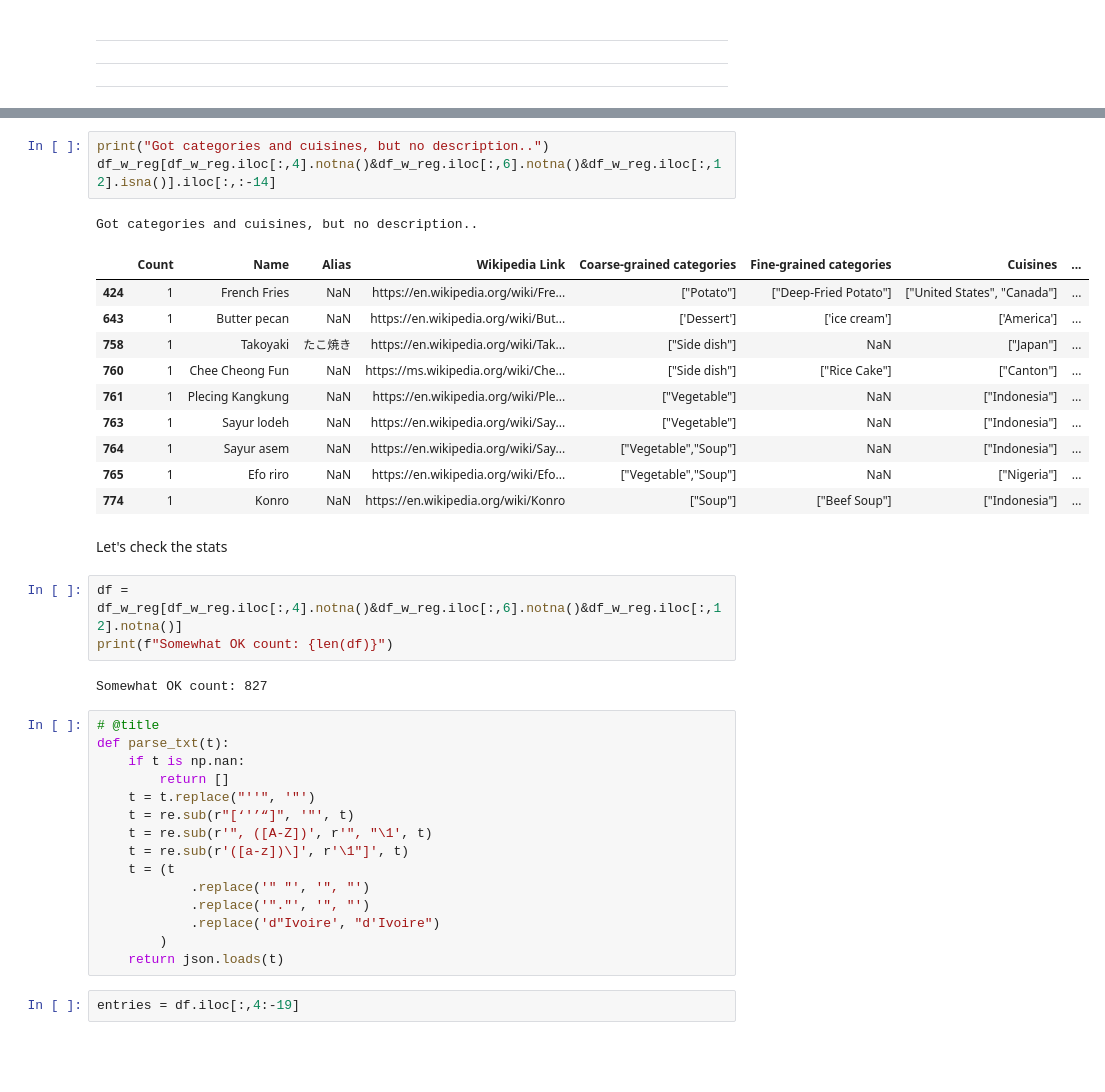
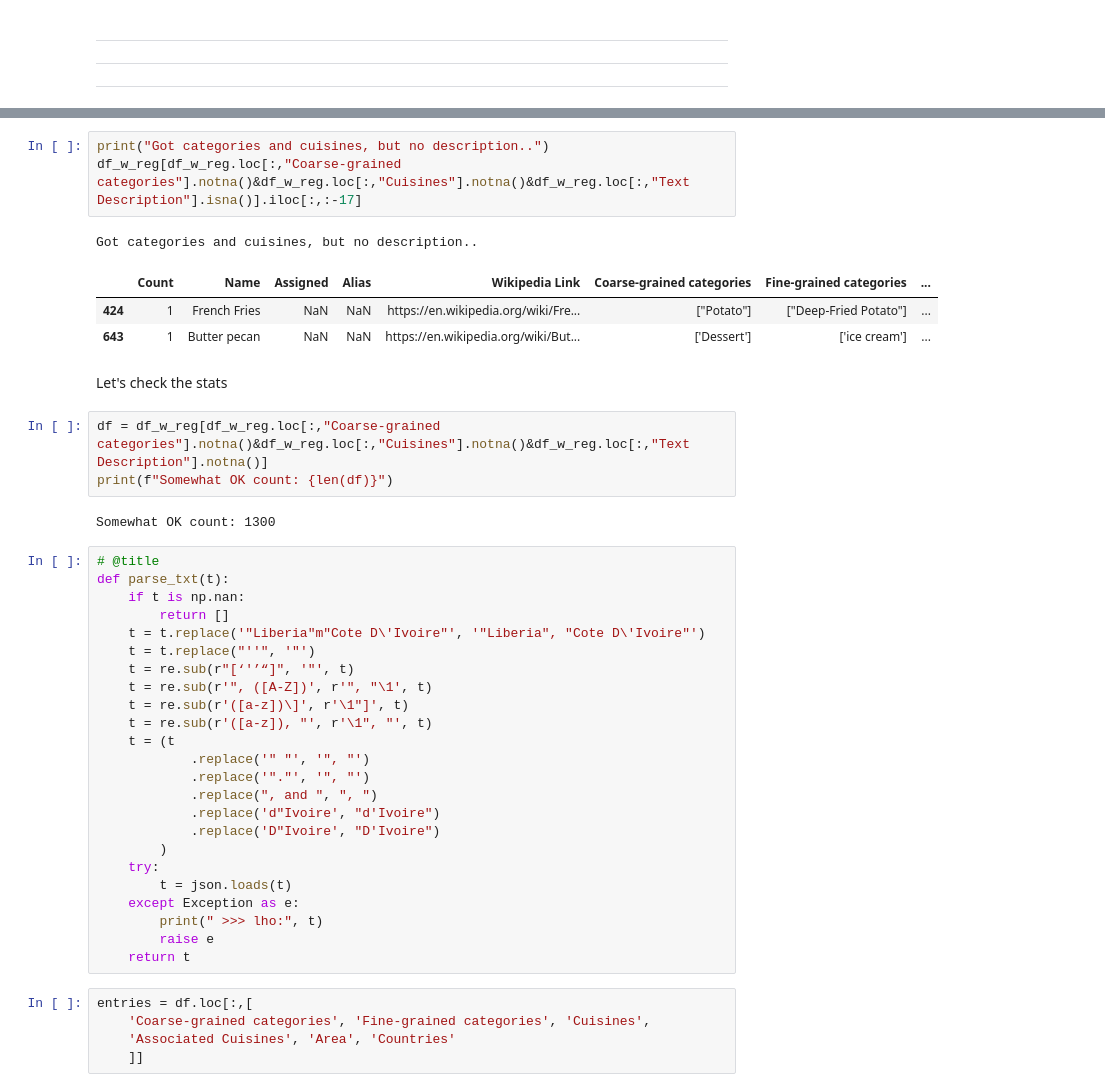
Before and after one commit to worldcuisines/worldcuisines, a Jupyter notebook: 0.cuisine_image_EDA.ipynb, the cells around one changed output, grey strips where cells are left out. Drawn from its saved outputs; the diff is of its cells as text; blank space fills up the shorter version.

```diff
--- a/0.cuisine_image_EDA.ipynb
+++ b/0.cuisine_image_EDA.ipynb
@@ -211,40 +225,45 @@ No Cuisine also got..
 # %%
 print("Got categories and cuisines, but no description..")
-df_w_reg[df_w_reg.iloc[:,4].notna()&df_w_reg.iloc[:,6].notna()&df_w_reg.iloc[:,12].isna()].iloc[:,:-14]
+df_w_reg[df_w_reg.loc[:,"Coarse-grained categories"].notna()&df_w_reg.loc[:,"Cuisines"].notna()&df_w_reg.loc[:,"Text Description"].isna()].iloc[:,:-17]
 # %% [output]
 Got categories and cuisines, but no description..
-|  | Count | Name | Alias | Wikipedia Link | Coarse-grained categories | Fine-grained categories | Cuisines | ... |
-| 424 | 1 | French Fries | NaN | https://en.wikipedia.org/wiki/Fre... | ["Potato"] | ["Deep-Fried Potato"] | ["United States", "Canada"] | ... |
-| 643 | 1 | Butter pecan | NaN | https://en.wikipedia.org/wiki/But... | ['Dessert'] | ['ice cream'] | ['America'] | ... |
-| 758 | 1 | Takoyaki | たこ焼き | https://en.wikipedia.org/wiki/Tak... | ["Side dish"] | NaN | ["Japan"] | ... |
-| 760 | 1 | Chee Cheong Fun | NaN | https://ms.wikipedia.org/wiki/Che... | ["Side dish"] | ["Rice Cake"] | ["Canton"] | ... |
-| 761 | 1 | Plecing Kangkung | NaN | https://en.wikipedia.org/wiki/Ple... | ["Vegetable"] | NaN | ["Indonesia"] | ... |
-| 763 | 1 | Sayur lodeh | NaN | https://en.wikipedia.org/wiki/Say... | ["Vegetable"] | NaN | ["Indonesia"] | ... |
-| 764 | 1 | Sayur asem | NaN | https://en.wikipedia.org/wiki/Say... | ["Vegetable","Soup"] | NaN | ["Indonesia"] | ... |
-| 765 | 1 | Efo riro | NaN | https://en.wikipedia.org/wiki/Efo... | ["Vegetable","Soup"] | NaN | ["Nigeria"] | ... |
-| 774 | 1 | Konro | NaN | https://en.wikipedia.org/wiki/Konro | ["Soup"] | ["Beef Soup"] | ["Indonesia"] | ... |
+|  | Count | Name | Assigned | Alias | Wikipedia Link | Coarse-grained categories | Fine-grained categories | ... |
+| 424 | 1 | French Fries | NaN | NaN | https://en.wikipedia.org/wiki/Fre... | ["Potato"] | ["Deep-Fried Potato"] | ... |
+| 643 | 1 | Butter pecan | NaN | NaN | https://en.wikipedia.org/wiki/But... | ['Dessert'] | ['ice cream'] | ... |
 # %% [markdown]
 Let's check the stats
 # %%
-df = df_w_reg[df_w_reg.iloc[:,4].notna()&df_w_reg.iloc[:,6].notna()&df_w_reg.iloc[:,12].notna()]
+df = df_w_reg[df_w_reg.loc[:,"Coarse-grained categories"].notna()&df_w_reg.loc[:,"Cuisines"].notna()&df_w_reg.loc[:,"Text Description"].notna()]
 print(f"Somewhat OK count: {len(df)}")
 # %% [output]
-Somewhat OK count: 827
+Somewhat OK count: 1300
 # %%
 # @title
 def parse_txt(t):
     if t is np.nan:
         return []
+    t = t.replace('"Liberia"m"Cote D\'Ivoire"', '"Liberia", "Cote D\'Ivoire"')
     t = t.replace("''", '"')
     t = re.sub(r"[‘'’“]", '"', t)
     t = re.sub(r'", ([A-Z])', r'", "\1', t)
     t = re.sub(r'([a-z])\]', r'\1"]', t)
+    t = re.sub(r'([a-z]), "', r'\1", "', t)
     t = (t
             .replace('" "', '", "')
             .replace('"."', '", "')
+            .replace(", and ", ", ")
             .replace('d"Ivoire', "d'Ivoire")
+            .replace('D"Ivoire', "D'Ivoire")
         )
-    return json.loads(t)
+    try:
+        t = json.loads(t)
+    except Exception as e:
+        print(" >>> lho:", t)
+        raise e
+    return t
-# %%
-entries = df.iloc[:,4:-19]
+# %%
+entries = df.loc[:,[
+    'Coarse-grained categories', 'Fine-grained categories', 'Cuisines',
+    'Associated Cuisines', 'Area', 'Countries'
+    ]]
 # %%
```
Also changed, not shown: parts of 15 cells of this notebook.
